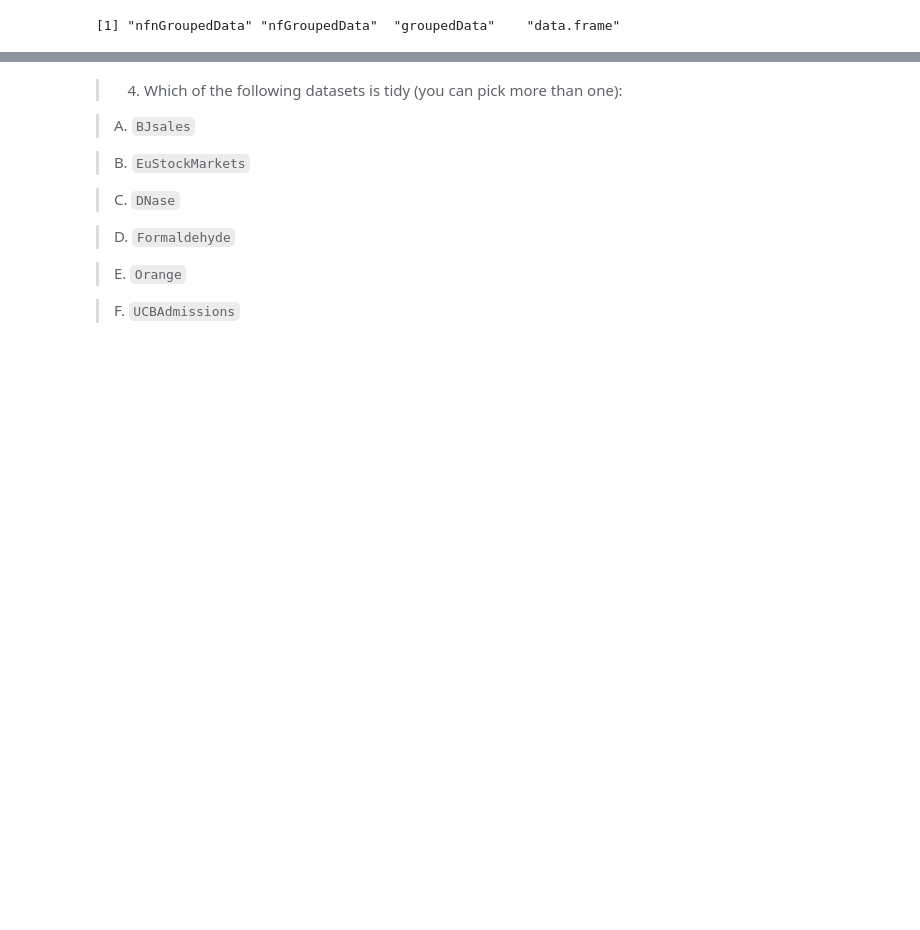
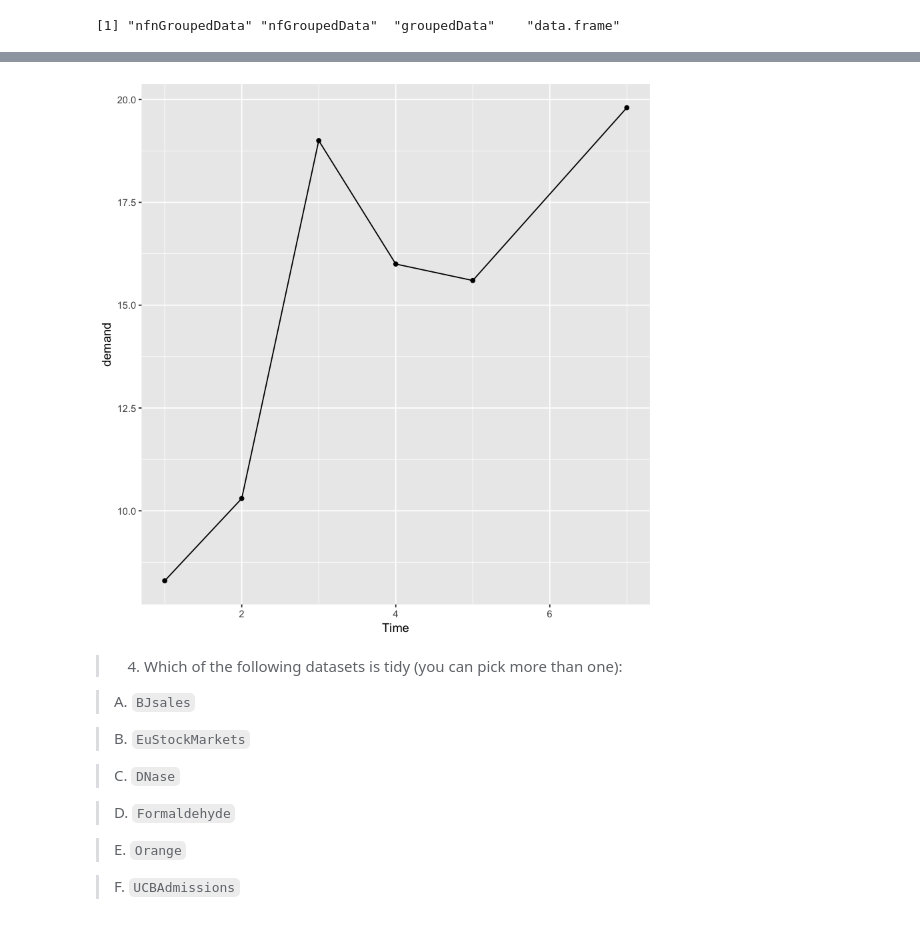
Before and after one commit to mldwr/dsbook_exercises, a Jupyter notebook: ex_35_tidy_data.ipynb, the cells around one changed output, grey strips where cells are left out. Saved outputs shown, nothing was run; the diff lists cells and outputs as text; code cells hidden in the pictures; blank space fills up the shorter version.

```diff
--- a/ex_35_tidy_data.ipynb
+++ b/ex_35_tidy_data.ipynb
@@ -134,3 +136,7 @@ class(ChickWeight)
+# %%
+BOD %>% ggplot(aes(Time,demand)) + geom_line() + geom_point()
+# %% [output]
+[figure, added]
 # %% [markdown]
 >4. Which of the following datasets is tidy (you can pick more than one):
 
```
Also changed, not shown: parts of 23 cells of this notebook.
